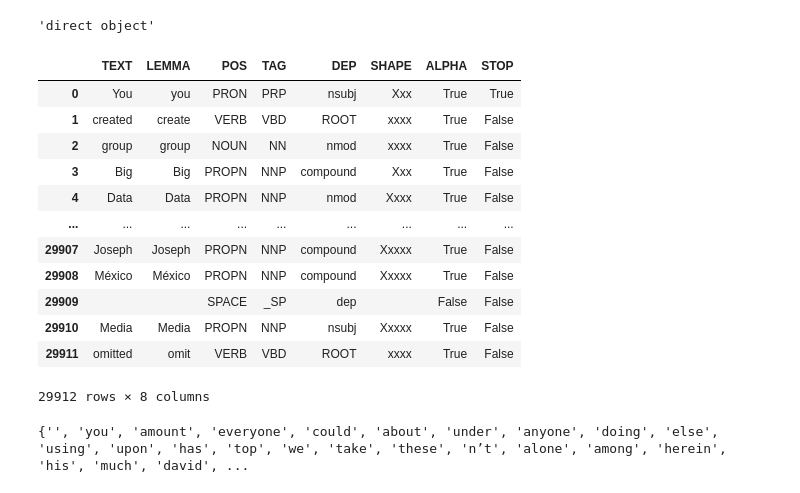
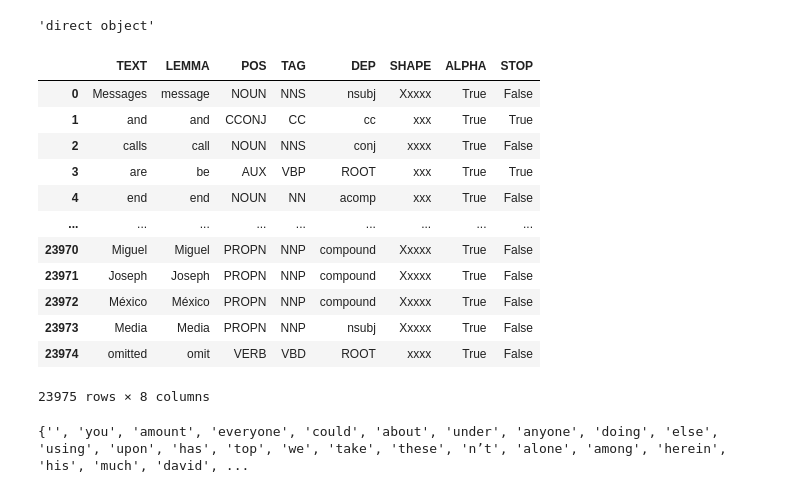
Before and after one commit to ockdavid/Whatsapp_Sentiment_Analysis, a Jupyter notebook: Draft_chat_analysis.ipynb, the cells around one changed output. Cells and saved outputs as stored; diff of their text form; code cells hidden in the pictures.

```diff
--- a/Draft_chat_analysis.ipynb
+++ b/Draft_chat_analysis.ipynb
@@ -8,3 +31,9 @@ with open('WhatsApp Chat.txt',mode='r', encoding="utf8") as f2:
 print(chat_completo[:80])
 # %% [output]
 10/4/22, 08:35 - Messages and calls are end-to-end encrypted. No one outside of
+# %%
+nlp = spacy.load("en_core_web_sm")
+doc_1 = nlp(chat_completo)
+print('size:',len(doc_1))
+print('type:',type(doc_1))
+print(doc_1[:200])
@@ -10,0 +55,11 @@ print(chat_completo[:80])
+# %%
+only_alphanumeric = []
+nouns = []
+for i in range(len(doc_1)):
+    if doc_1[i].is_alpha:
+        only_alphanumeric.append(doc_1[i].lemma_)
+    if doc_1[i].pos_ == 'PROPN':
+        nouns.append(doc_1[i])
+print('size:',len(only_alphanumeric))
+print('type:',type(only_alphanumeric))
+print(only_alphanumeric[:200])
@@ -10,0 +74,3 @@ print(chat_completo[:80])
+# %%
+only_alphanumeric_str = ' '.join(only_alphanumeric)
+only_alphanumeric_str[:800]
@@ -10,0 +79,5 @@ print(chat_completo[:80])
+# %%
+doc_2 = nlp(only_alphanumeric_str)
+print('size:',len(doc_2))
+print('type:',type(doc_2))
+print(doc_2[:200])
@@ -134,29 +276,29 @@ False
 # %%
 import pandas as pd
 
 d = []
-for token in doc:
+for token in doc_2:
     d.append({'TEXT': token.text, 'LEMMA': token.lemma_,
               'POS': token.pos_, 'TAG': token.tag_,
               'DEP': token.dep_, 'SHAPE': token.shape_,
               'ALPHA': token.is_alpha, 'STOP': token.is_stop})
 
 spacy_dataframe = pd.DataFrame(d)
 spacy_dataframe
 # %% [output]
 |  | TEXT | LEMMA | POS | TAG | DEP | SHAPE | ALPHA | STOP |
-| 0 | You | you | PRON | PRP | nsubj | Xxx | True | True |
-| 1 | created | create | VERB | VBD | ROOT | xxxx | True | False |
-| 2 | group | group | NOUN | NN | nmod | xxxx | True | False |
-| 3 | Big | Big | PROPN | NNP | compound | Xxx | True | False |
-| 4 | Data | Data | PROPN | NNP | nmod | Xxxx | True | False |
+| 0 | Messages | message | NOUN | NNS | nsubj | Xxxxx | True | False |
+| 1 | and | and | CCONJ | CC | cc | xxx | True | True |
+| 2 | calls | call | NOUN | NNS | conj | xxxx | True | False |
+| 3 | are | be | AUX | VBP | ROOT | xxx | True | True |
+| 4 | end | end | NOUN | NN | acomp | xxx | True | False |
 | ... | ... | ... | ... | ... | ... | ... | ... | ... |
-| 29907 | Joseph | Joseph | PROPN | NNP | compound | Xxxxx | True | False |
-| 29908 | México | México | PROPN | NNP | compound | Xxxxx | True | False |
-| 29909 |  |  | SPACE | _SP | dep |  | False | False |
-| 29910 | Media | Media | PROPN | NNP | nsubj | Xxxxx | True | False |
-| 29911 | omitted | omit | VERB | VBD | ROOT | xxxx | True | False |
+| 23970 | Miguel | Miguel | PROPN | NNP | compound | Xxxxx | True | False |
+| 23971 | Joseph | Joseph | PROPN | NNP | compound | Xxxxx | True | False |
+| 23972 | México | México | PROPN | NNP | compound | Xxxxx | True | False |
+| 23973 | Media | Media | PROPN | NNP | nsubj | Xxxxx | True | False |
+| 23974 | omitted | omit | VERB | VBD | ROOT | xxxx | True | False |
-29912 rows × 8 columns
+23975 rows × 8 columns
 # %%
 # Getting STOP words
 from spacy.lang.en.stop_words import STOP_WORDS
```
Also changed, not shown: parts of 18 cells of this notebook.
